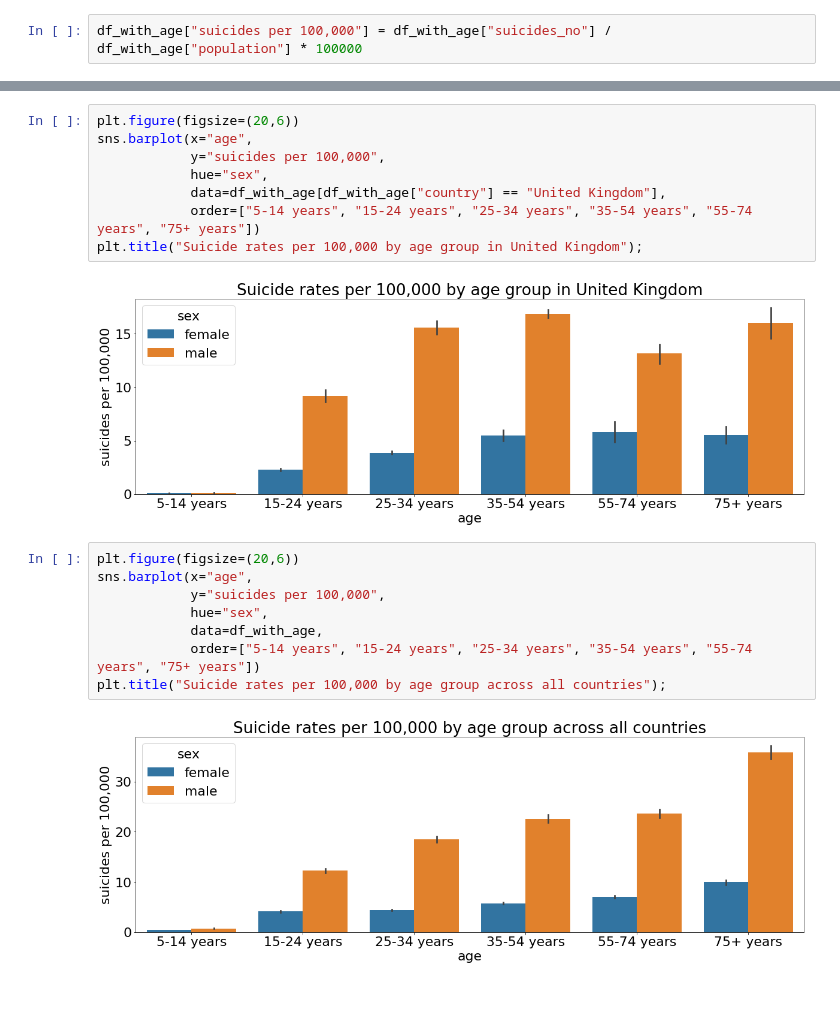
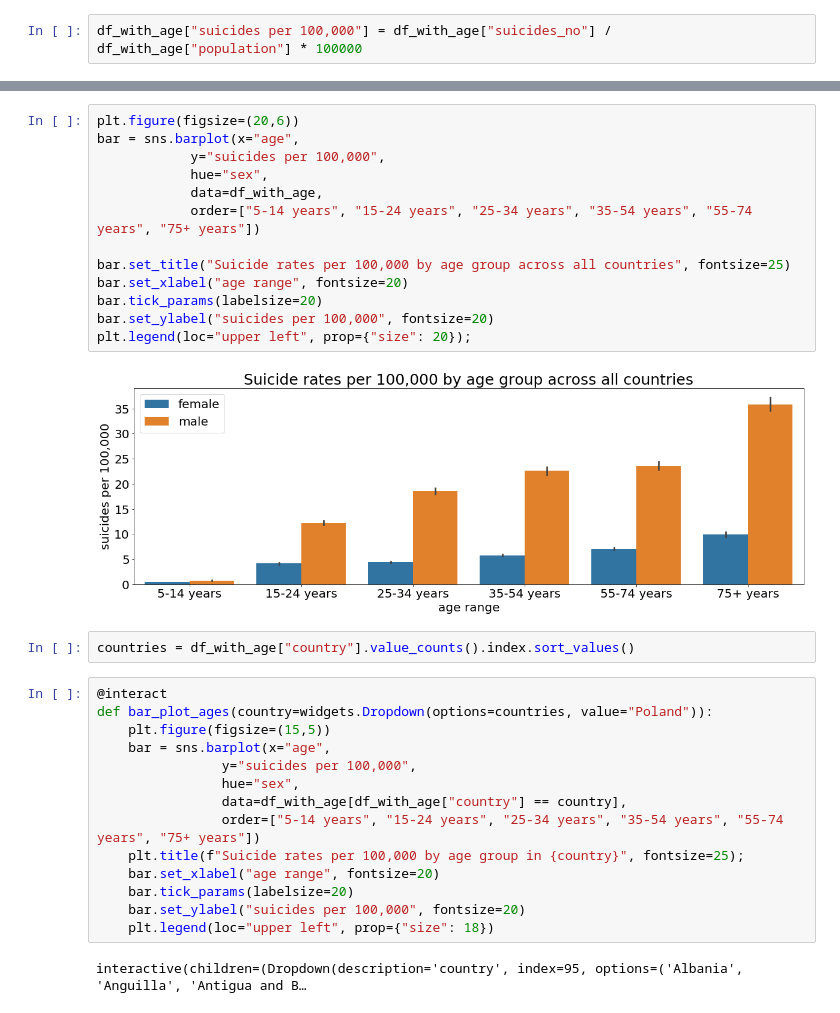
Before and after one commit to Hannemit/data_science_projects, a Jupyter notebook: notebooks/2_data_exploration.ipynb, the cells around one changed output, grey strips where cells are left out. Cells and saved outputs as stored; diff of their text form.

```diff
--- a/notebooks/2_data_exploration.ipynb
+++ b/notebooks/2_data_exploration.ipynb
@@ -239,20 +271,33 @@ plt.title("Suicide rates per 100,000 by age group in Lithuania");
 # %%
 plt.figure(figsize=(20,6))
-sns.barplot(x="age",
+bar = sns.barplot(x="age",
             y="suicides per 100,000",
             hue="sex",
-            data=df_with_age[df_with_age["country"] == "United Kingdom"],
+            data=df_with_age,
             order=["5-14 years", "15-24 years", "25-34 years", "35-54 years", "55-74 years", "75+ years"])
-plt.title("Suicide rates per 100,000 by age group in United Kingdom");
+
+bar.set_title("Suicide rates per 100,000 by age group across all countries", fontsize=25)
+bar.set_xlabel("age range", fontsize=20)
+bar.tick_params(labelsize=20)
+bar.set_ylabel("suicides per 100,000", fontsize=20)
+plt.legend(loc="upper left", prop={"size": 20});
 # %% [output]
-[figure, old version]
+[figure, new version]
+# %%
+countries = df_with_age["country"].value_counts().index.sort_values()
 # %%
-plt.figure(figsize=(20,6))
-sns.barplot(x="age",
-            y="suicides per 100,000",
-            hue="sex",
-            data=df_with_age,
-            order=["5-14 years", "15-24 years", "25-34 years", "35-54 years", "55-74 years", "75+ years"])
-plt.title("Suicide rates per 100,000 by age group across all countries");
+@interact
+def bar_plot_ages(country=widgets.Dropdown(options=countries, value="Poland")):
+    plt.figure(figsize=(15,5))
+    bar = sns.barplot(x="age",
+                y="suicides per 100,000",
+                hue="sex",
+                data=df_with_age[df_with_age["country"] == country],
+                order=["5-14 years", "15-24 years", "25-34 years", "35-54 years", "55-74 years", "75+ years"])
+    plt.title(f"Suicide rates per 100,000 by age group in {country}", fontsize=25);
+    bar.set_xlabel("age range", fontsize=20)
+    bar.tick_params(labelsize=20)
+    bar.set_ylabel("suicides per 100,000", fontsize=20)
+    plt.legend(loc="upper left", prop={"size": 18})
 # %% [output]
-[figure, removed]
+interactive(children=(Dropdown(description='country', index=95, options=('Albania', 'Anguilla', 'Antigua and B…
```
Also changed, not shown: parts of 11 cells of this notebook.
